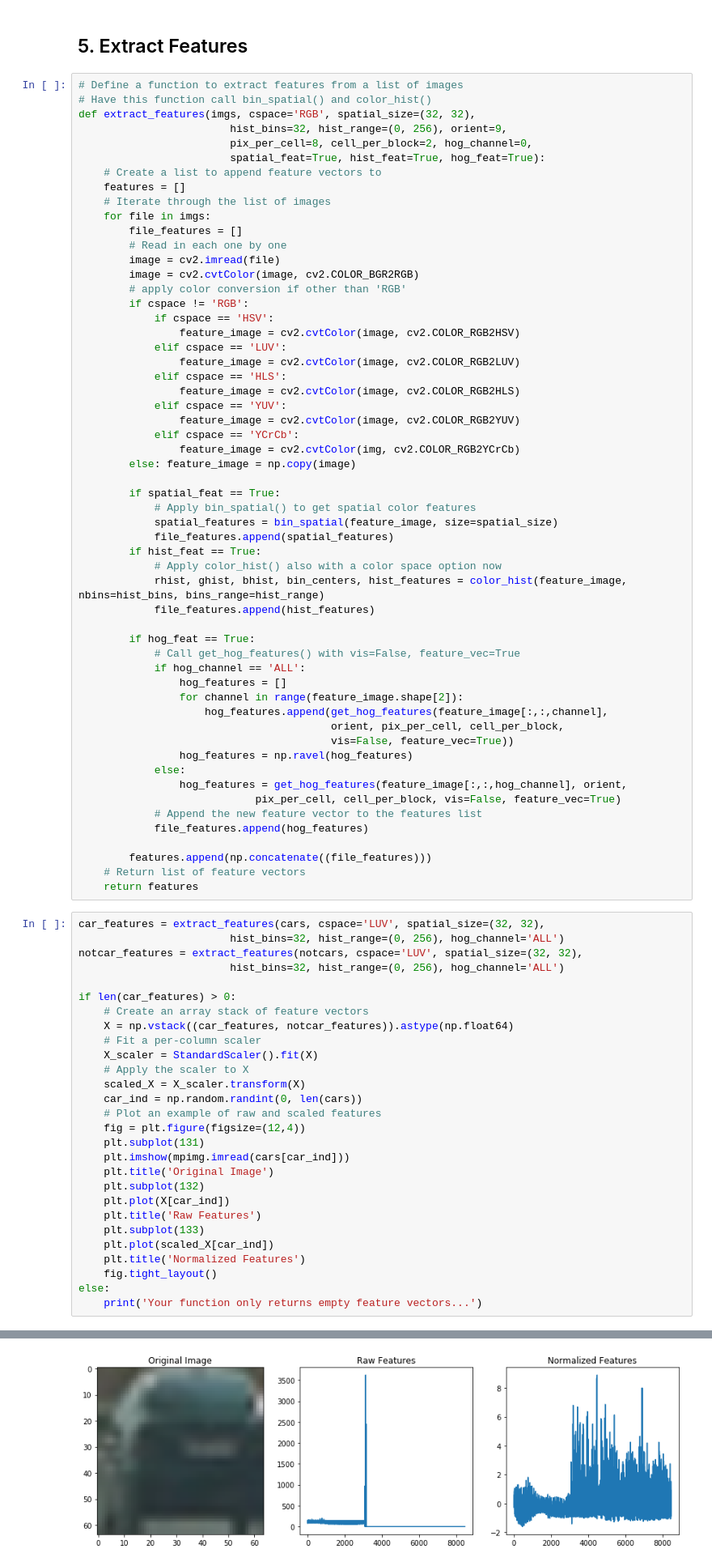
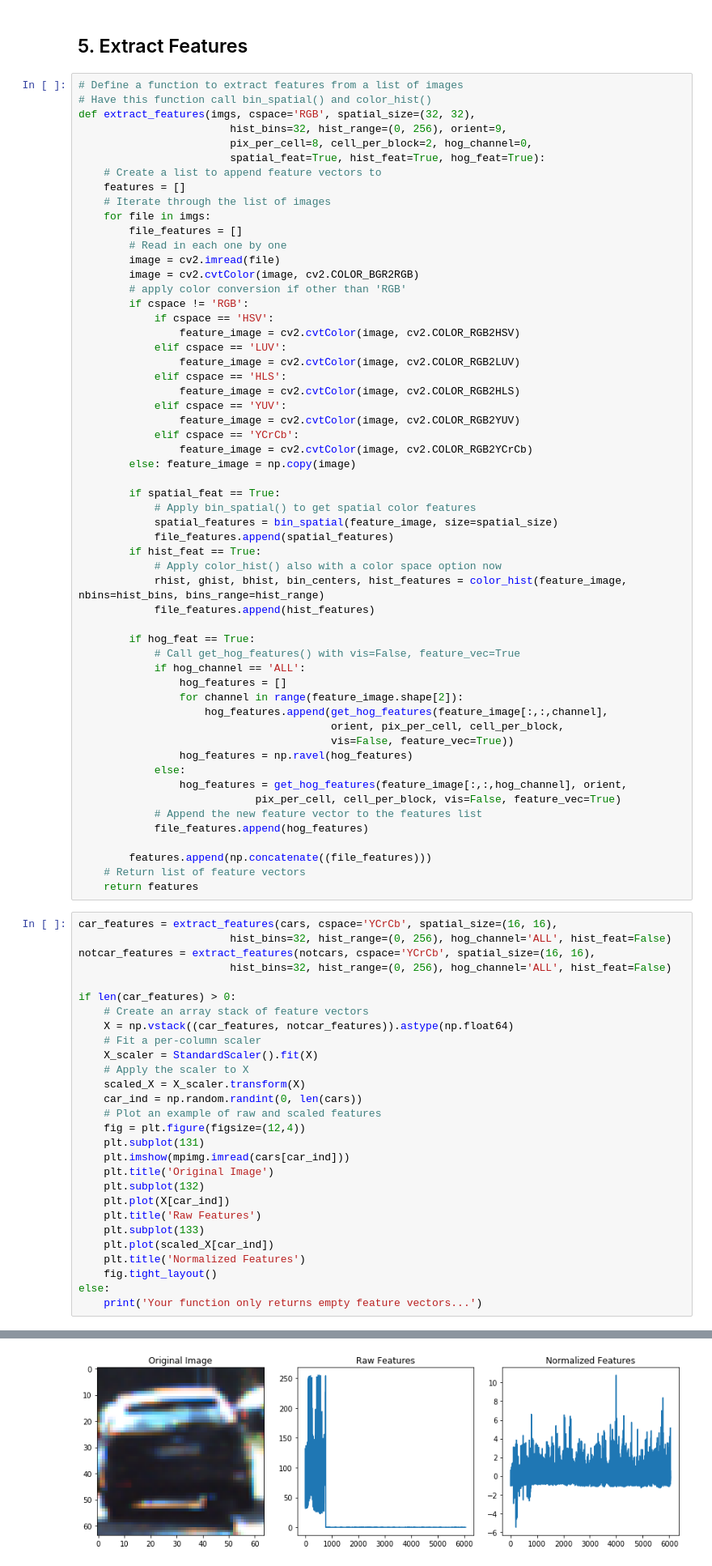
Before and after one commit to ksepehri/CarND-Vehicle-Detection, a Jupyter notebook: vehicle_detection.ipynb, the cells around one changed output, grey strips where cells are left out. Shown at 81% size. Saved outputs shown, nothing was run; the diff lists cells and outputs as text.

```diff
--- a/vehicle_detection.ipynb
+++ b/vehicle_detection.ipynb
@@ -240,7 +241,7 @@ def extract_features(imgs, cspace='RGB', spatial_size=(32, 32),
             elif cspace == 'YUV':
                 feature_image = cv2.cvtColor(image, cv2.COLOR_RGB2YUV)
             elif cspace == 'YCrCb':
-                feature_image = cv2.cvtColor(img, cv2.COLOR_RGB2YCrCb)
+                feature_image = cv2.cvtColor(image, cv2.COLOR_RGB2YCrCb)
         else: feature_image = np.copy(image)
 
         if spatial_feat == True:
@@ -271,10 +272,10 @@ def extract_features(imgs, cspace='RGB', spatial_size=(32, 32),
     # Return list of feature vectors
     return features
 # %%
-car_features = extract_features(cars, cspace='LUV', spatial_size=(32, 32),
-                        hist_bins=32, hist_range=(0, 256), hog_channel='ALL')
-notcar_features = extract_features(notcars, cspace='LUV', spatial_size=(32, 32),
-                        hist_bins=32, hist_range=(0, 256), hog_channel='ALL')
+car_features = extract_features(cars, cspace='YCrCb', spatial_size=(16, 16),
+                        hist_bins=32, hist_range=(0, 256), hog_channel='ALL', hist_feat=False)
+notcar_features = extract_features(notcars, cspace='YCrCb', spatial_size=(16, 16),
+                        hist_bins=32, hist_range=(0, 256), hog_channel='ALL', hist_feat=False)
 
 if len(car_features) > 0:
     # Create an array stack of feature vectors
@@ -304,4 +303,4 @@ else:
-[figure, old version]
+[figure, new version]
 # %% [markdown]
 ## 7. Sliding Windows
 # %%
```
Also changed, not shown: parts of 13 cells of this notebook, 2 other files.
